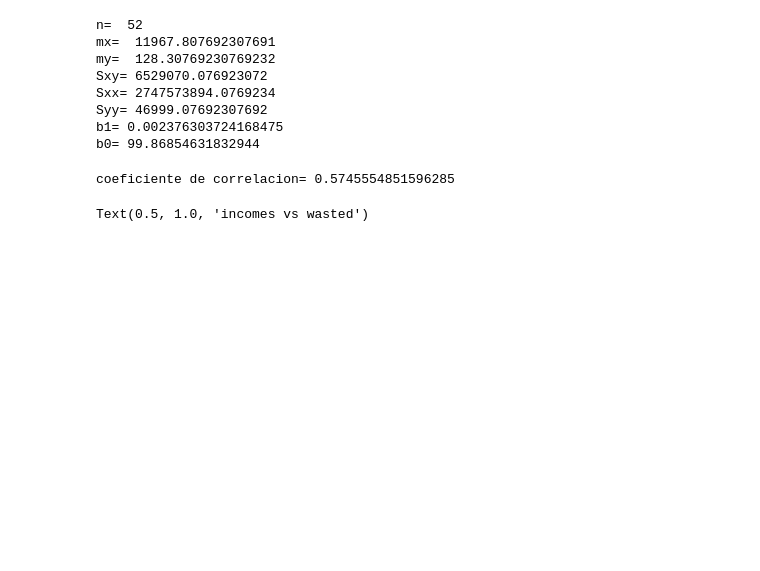
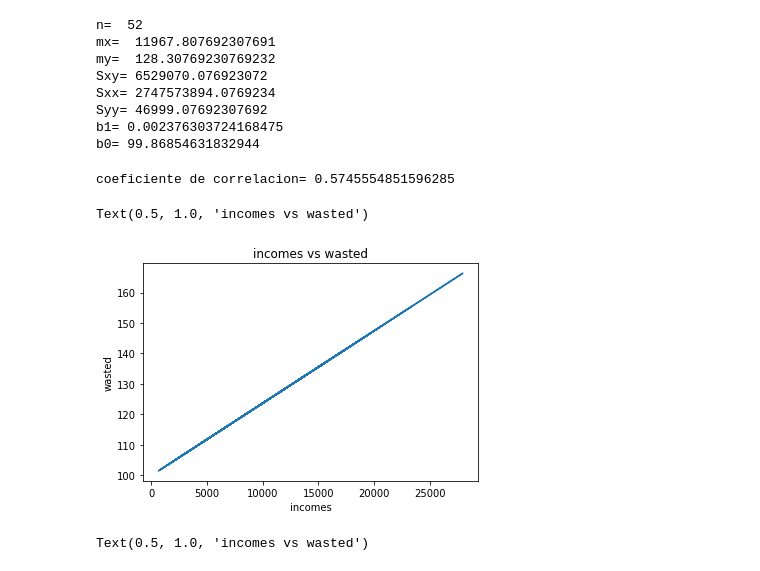
Before and after one commit to UnaiSasi17/PBL4, a Jupyter notebook: Estadistica/regresion.ipynb, the cells around one changed output. Saved outputs shown, nothing was run; the diff lists cells and outputs as text; code cells hidden in the pictures; blank space fills up the shorter version.

```diff
--- a/Estadistica/regresion.ipynb
+++ b/Estadistica/regresion.ipynb
@@ -57,4 +57,13 @@ coe=data['incomes'].corr(data['wasted'], method='pearson')
 print('coeficiente de correlacion= '+ str(coe))
 # %% [output]
 coeficiente de correlacion= 0.5745554851596285
+# %%
+recta_regresion_muestral_y = b_0 + b_1 * data['incomes']
+plt.plot(data['incomes'], recta_regresion_muestral_y)
+plt.xlabel('incomes')
+plt.ylabel('wasted')
+plt.title('incomes vs wasted')
+# %% [output]
+Text(0.5, 1.0, 'incomes vs wasted')
+[figure, added]
 # %%
```
Also changed, not shown: parts of 5 cells of this notebook.
